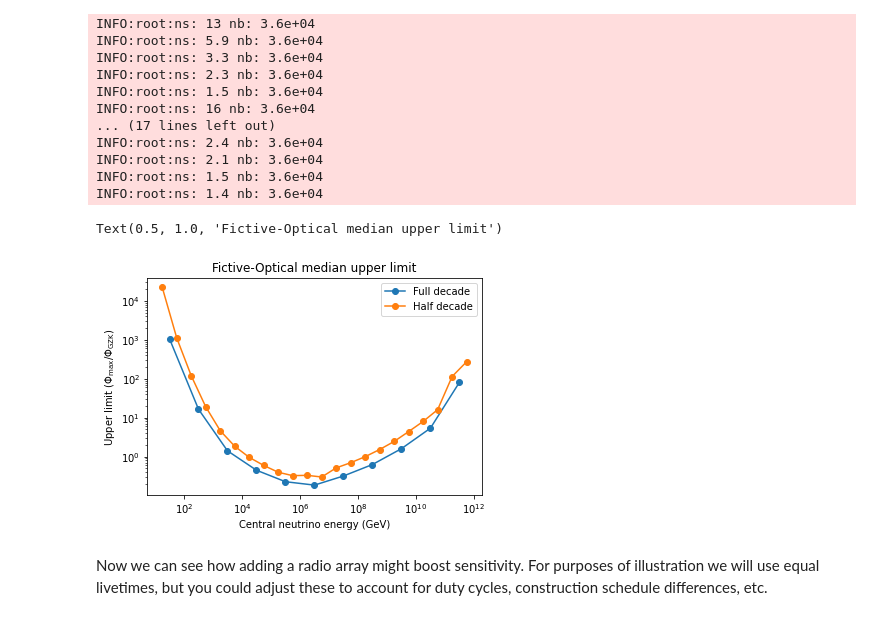
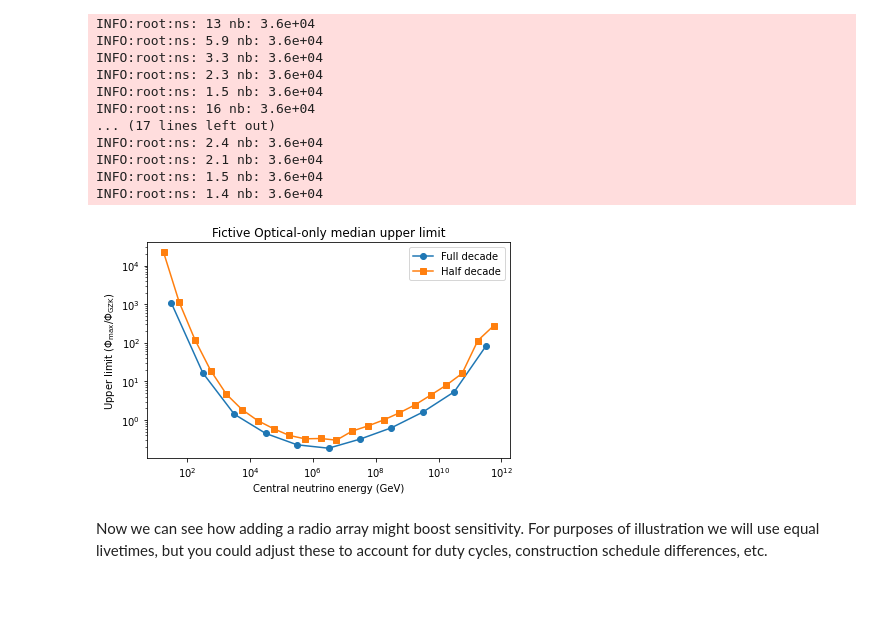
Before and after one commit to icecube/toise, a Jupyter notebook: notebooks/tutorials/001-Framework_Introduction.ipynb, the cells around one changed output. Saved outputs shown, nothing was run; the diff lists cells and outputs as text; code cells hidden in the pictures; blank space fills up the shorter version.

```diff
--- a/notebooks/tutorials/001-Framework_Introduction.ipynb
+++ b/notebooks/tutorials/001-Framework_Introduction.ipynb
@@ -186,15 +191,17 @@ INFO:root:ns: 2.1 nb: 3.6e+04
 INFO:root:ns: 1.5 nb: 3.6e+04
 INFO:root:ns: 1.4 nb: 3.6e+04
 # %%
-plt.loglog(*fulldecade[:2], marker='o', label='Full decade')
-plt.loglog(*halfdecade[:2], marker='o', label='Half decade')
-plt.ylabel(r'Upper limit ($\Phi_{\max}/\Phi_{\rm GZK}$)')
-plt.xlabel(r'Central neutrino energy (GeV)')
-plt.legend()
-plt.title('Fictive-Optical median upper limit')
+fig, ax = plt.subplots()
+ax.loglog(*fulldecade[:2], marker='o', label='Full decade')
+ax.loglog(*halfdecade[:2], marker='s', label='Half decade')
+ax.set_ylabel(r'Upper limit ($\Phi_{\max}/\Phi_{\rm GZK}$)')
+ax.set_xlabel(r'Central neutrino energy (GeV)')
+ax.legend()
+plt.title('Fictive Optical-only median upper limit')
+plt.tight_layout()
+del fig, ax
 # %% [output]
-Text(0.5, 1.0, 'Fictive-Optical median upper limit')
-[figure, old version]
+[figure, new version]
 # %% [markdown]
 Now we can see how adding a radio array might boost sensitivity. For purposes of illustration we will use equal livetimes, but you could adjust these to account for duty cycles, construction schedule differences, etc.
 # %%
```
Also changed, not shown: parts of 10 cells of this notebook, 1 other file.
